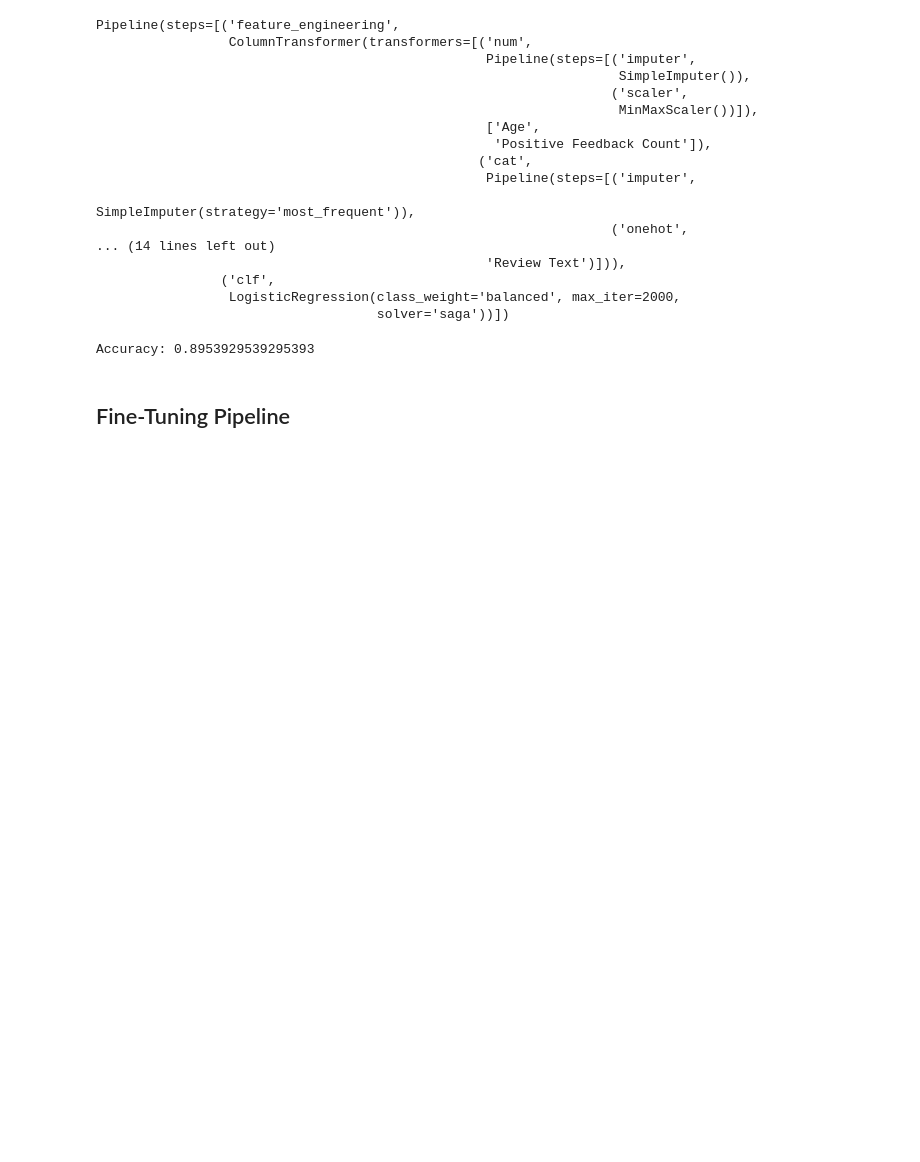
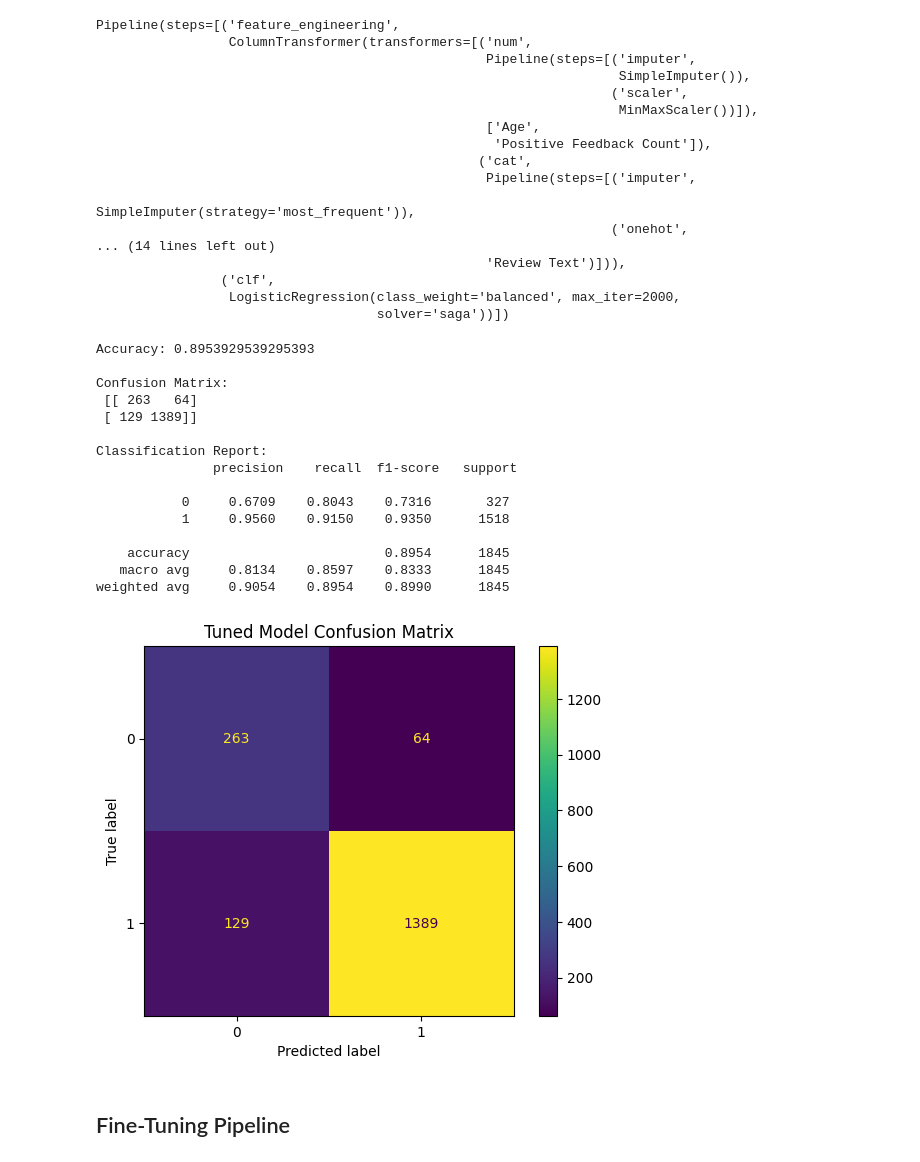
Before and after one commit to FelixMorel997/dsnd-pipelines-project-StyleSense, a Jupyter notebook: starter/starter.ipynb, the cells around one changed output. Saved outputs shown, nothing was run; the diff lists cells and outputs as text; code cells hidden in the pictures; blank space fills up the shorter version.

```diff
--- a/starter/starter.ipynb
+++ b/starter/starter.ipynb
@@ -307,14 +307,36 @@ Pipeline(steps=[('feature_engineering',
                  LogisticRegression(class_weight='balanced', max_iter=2000,
                                     solver='saga'))])
 # %%
+from sklearn.metrics import accuracy_score, classification_report, confusion_matrix, ConfusionMatrixDisplay
 from sklearn.metrics import accuracy_score, classification_report
 
 model.fit(X_train, y_train)
 y_pred = model.predict(X_test)
 
 print("Accuracy:", accuracy_score(y_test, y_pred))
+print("\nConfusion Matrix:\n", confusion_matrix(y_test, y_pred))
+print("\nClassification Report:\n", classification_report(y_test, y_pred, digits=4))
+
+ConfusionMatrixDisplay.from_predictions(y_test, y_pred)
+plt.title("Tuned Model Confusion Matrix")
+plt.show()
 # %% [output]
 Accuracy: 0.8953929539295393
+
+Confusion Matrix:
+ [[ 263   64]
+ [ 129 1389]]
+
+Classification Report:
+               precision    recall  f1-score   support
+
+           0     0.6709    0.8043    0.7316       327
+           1     0.9560    0.9150    0.9350      1518
+
+    accuracy                         0.8954      1845
+   macro avg     0.8134    0.8597    0.8333      1845
+weighted avg     0.9054    0.8954    0.8990      1845
+[figure, added]
 # %% [markdown]
 ## Fine-Tuning Pipeline
 # %% [markdown]
```
Also changed, not shown: parts of 4 cells of this notebook.
